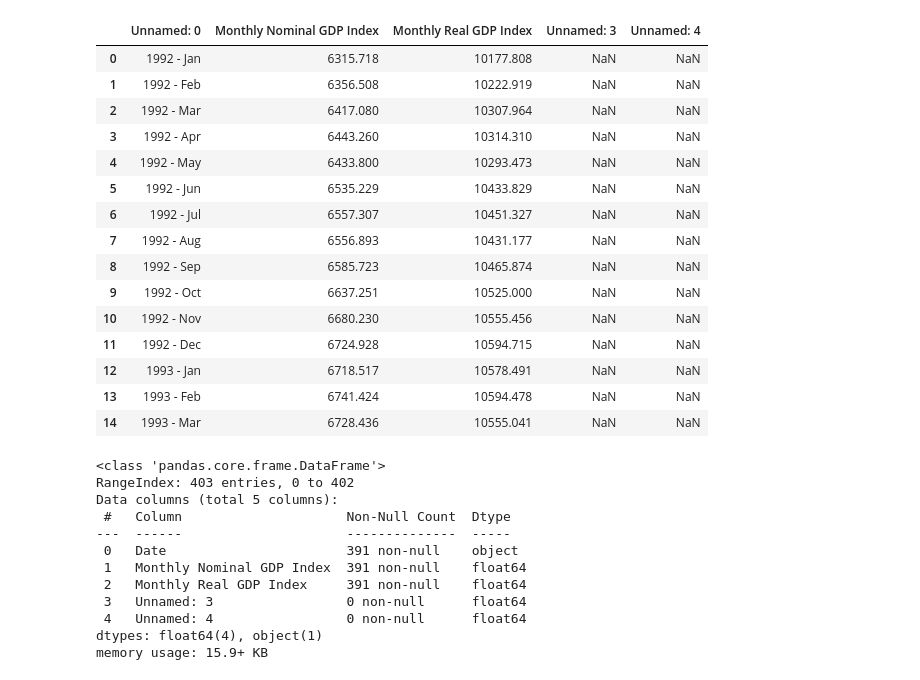
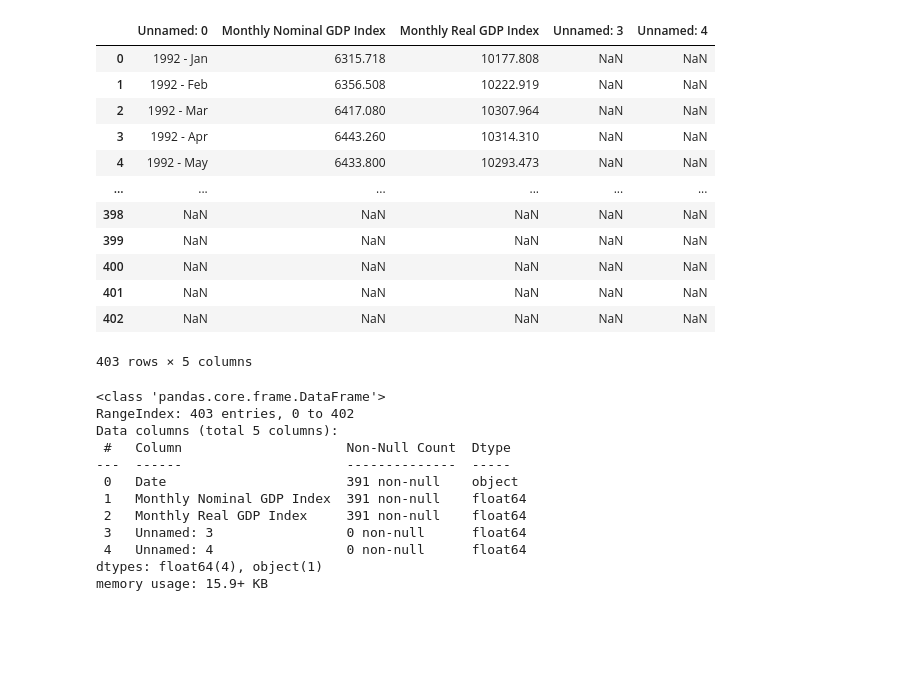
Before and after one commit to Aquamarine278/AI-Bootcamp-Project-1, a Jupyter notebook: GDP_data.ipynb, the cells around one changed output. Drawn from its saved outputs; the diff is of its cells as text; code cells hidden in the pictures; blank space fills up the shorter version.

```diff
--- a/GDP_data.ipynb
+++ b/GDP_data.ipynb
@@ -4,24 +4,21 @@ import pandas as pd
 # %%
 # read in csv
 df= pd.read_csv('resources/US-Monthly-GDP-History-Data.csv')
-df.head(15)
+df
 # %% [output]
 |  | Unnamed: 0 | Monthly Nominal GDP Index | Monthly Real GDP Index | Unnamed: 3 | Unnamed: 4 |
 | 0 | 1992 - Jan | 6315.718 | 10177.808 | NaN | NaN |
 | 1 | 1992 - Feb | 6356.508 | 10222.919 | NaN | NaN |
 | 2 | 1992 - Mar | 6417.080 | 10307.964 | NaN | NaN |
 | 3 | 1992 - Apr | 6443.260 | 10314.310 | NaN | NaN |
 | 4 | 1992 - May | 6433.800 | 10293.473 | NaN | NaN |
-| 5 | 1992 - Jun | 6535.229 | 10433.829 | NaN | NaN |
-| 6 | 1992 - Jul | 6557.307 | 10451.327 | NaN | NaN |
-| 7 | 1992 - Aug | 6556.893 | 10431.177 | NaN | NaN |
-| 8 | 1992 - Sep | 6585.723 | 10465.874 | NaN | NaN |
-| 9 | 1992 - Oct | 6637.251 | 10525.000 | NaN | NaN |
-| 10 | 1992 - Nov | 6680.230 | 10555.456 | NaN | NaN |
-| 11 | 1992 - Dec | 6724.928 | 10594.715 | NaN | NaN |
-| 12 | 1993 - Jan | 6718.517 | 10578.491 | NaN | NaN |
-| 13 | 1993 - Feb | 6741.424 | 10594.478 | NaN | NaN |
-| 14 | 1993 - Mar | 6728.436 | 10555.041 | NaN | NaN |
+| ... | ... | ... | ... | ... | ... |
+| 398 | NaN | NaN | NaN | NaN | NaN |
+| 399 | NaN | NaN | NaN | NaN | NaN |
+| 400 | NaN | NaN | NaN | NaN | NaN |
+| 401 | NaN | NaN | NaN | NaN | NaN |
+| 402 | NaN | NaN | NaN | NaN | NaN |
+403 rows × 5 columns
 # %%
 # rename date column to 'Date'
 # use .info() to learn more about the dataframe
```
Also changed, not shown: parts of 5 cells of this notebook.
